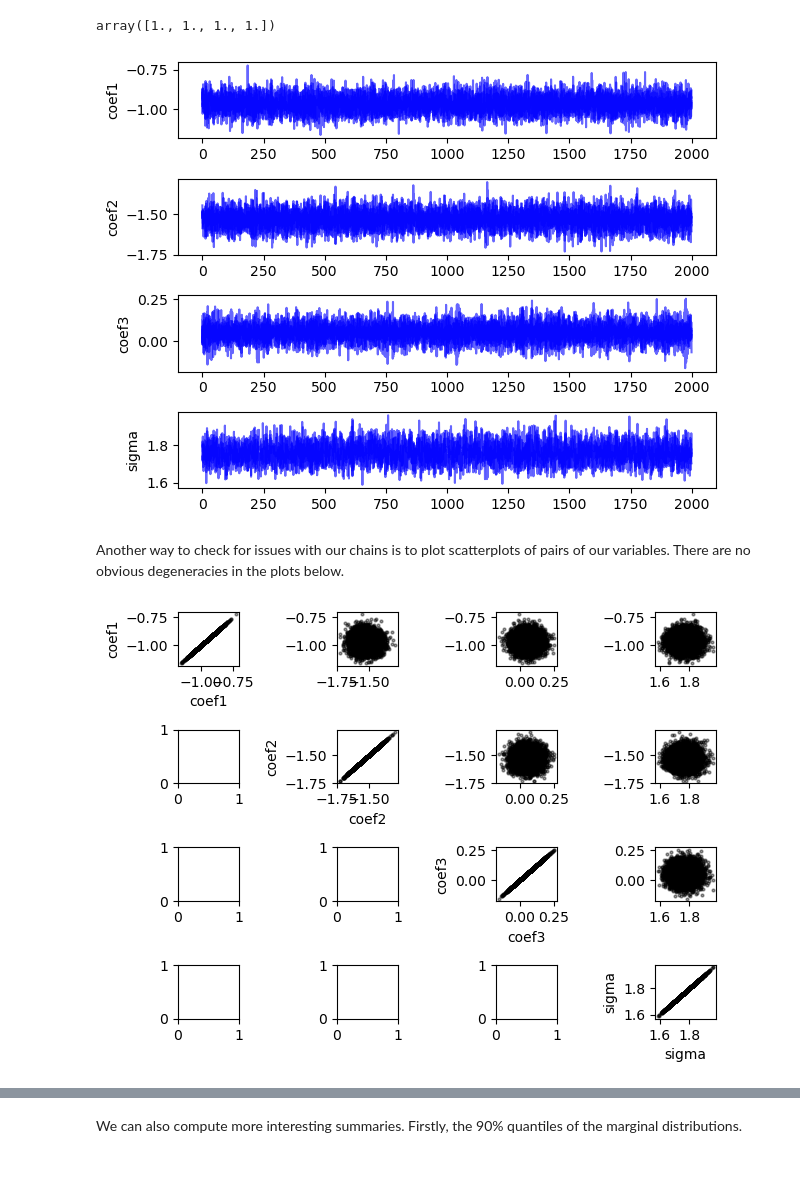
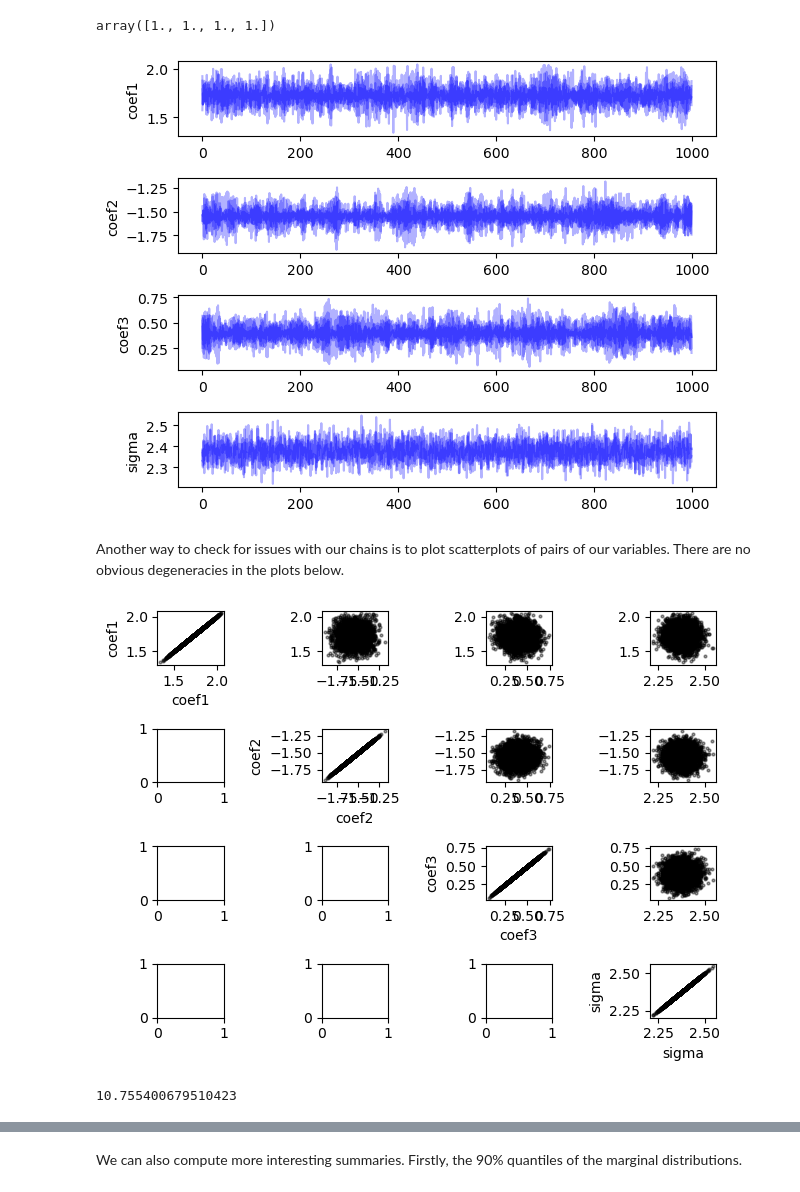
Before and after one commit to c-ldwc/Portfolio, a Jupyter notebook: MCMC/Hamiltonian MC Intro.ipynb, the cells around one changed output, grey strips where cells are left out. Cells and saved outputs as stored; diff of their text form; code cells hidden in the pictures.

Commit message:
hmc prior fix

```diff
--- a/MCMC/Hamiltonian MC Intro.ipynb
+++ b/MCMC/Hamiltonian MC Intro.ipynb
@@ -12,7 +12,7 @@ from scipy.stats import norm, multivariate_normal, uniform, beta
 
 from samplers import hmc, metro_hastings, R_hat, plot_chains, param_scatter
 
-n_iters = 3000
+n_iters = 2000
 warmup = 1000
 p = 3
 n_param = p + 1
@@ -130,44 +141,40 @@ $$ -5 - \frac{2(N-1)}{\sigma^2} + \sum_{i=1}^{N}\frac{y_i - X_{i\cdot}\beta}{\si
 # %%
 def log_prob(data, X, proposal):
     mu = X @ proposal[:-1]
-    sigma = proposal[-1]  # variance
+    k = proposal[-1]  # variance
+    var = np.exp(k)
 
-    log_lik = np.sum(-((data - mu) ** 2) / (2 * sigma**2)) - data.shape[0] * np.log(
-        sigma**2
-    )
+    log_lik = 1 / (2 * var) * np.sum(-((data - mu) ** 2)) - data.shape[0] * k / 2
 
     prior_coef = -np.dot(proposal.T, proposal) / 2
-    prior_sigma = -2.5 * np.log(sigma**2) - 1 / sigma**2
+    prior_sigma = -1.5 * k - 1 / var
 
     return log_lik + prior_coef + prior_sigma
 
 
 def grad(data, X, proposal):
     mu = X @ proposal[:-1, :]
-    sigma = proposal[-1, :]
+    k = proposal[-1, :]
+    var = np.exp(k)
     N = data.shape[0]
 
-    coef_grad = (
-        np.sum((data - mu) / (sigma**2) * X, axis=0).reshape(-1, 1) - proposal[:-1]
-    )
+    coef_grad = np.sum((data - mu) / var * X, axis=0).reshape(-1, 1) - proposal[:-1]
 
-    sigma_grad = [
-        -5.0 - 2 * (N - 1) / (sigma**2) + np.sum((data - mu) ** 2 / (sigma**3))
-    ]
+    sigma_grad = [-1.5 + 1 / var - N / 2 + 1 / (2 * var) * np.sum((data - mu) ** 2)]
     # print(sigma_grad)
     return np.r_[coef_grad, sigma_grad]
 
 
-def create_regression(N=1000, p=2, sigma=2):
+def create_regression(N=1000, p=2, var=2):
     coef = uniform(-2, 4).rvs(p)
 
     X = multivariate_normal(np.zeros(p), np.eye(p, p)).rvs(N)
 
-    y = X @ coef + norm(0, sigma).rvs(N)
+    y = X @ coef + norm(0, np.sqrt(var)).rvs(N)
     y = y.reshape(-1, 1)
     coef = coef.reshape(-1, 1)
-    return X, y, coef, sigma
+    return X, y, coef, var
 
 
-X, y, coef, sigma = create_regression(N=1000, p=p)
+X, y, coef, var = create_regression(N=1000, p=p, var=10.4)
 # %%
@@ -203,9 +210,9 @@ R_hat(chains, warmup).round(3)
 # %% [output]
 array([1., 1., 1., 1.])
 # %%
-plot_chains(chains, warmup, names=["coef1", "coef2", "coef3", "sigma"])
+plot_chains(chains, warmup, names=["coef1", "coef2", "coef3", "sigma"], alpha=0.3)
 # %% [output]
-[figure, old version]
+[figure, new version]
 # %% [markdown]
 Another way to check for issues with our chains is to plot scatterplots of pairs of our variables. There are no obvious degeneracies in the plots below.
 # %%
@@ -218,7 +225,11 @@ param_scatter(
     plot_params={"alpha": 0.4, "s": 4, "c": "k"},
 )
 # %% [output]
-[figure, old version]
+[figure, new version]
+# %%
+np.exp(samples[:, -1]).mean()
+# %% [output]
+10.755400679510423
 # %% [markdown]
 ## Computing things we care about
 Using these samples we can estimate the expection of whatever function of the samples that we like. First, we need to drop the warmup samples and eliminate the chain dimension from our chains variable. We did this above when creating `params`.
```
Also changed, not shown: parts of 11 cells of this notebook, 1 other file.
